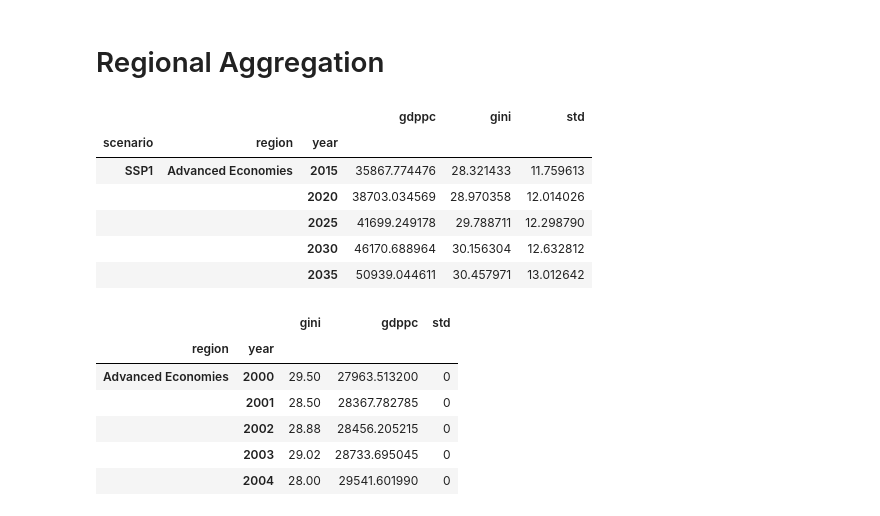
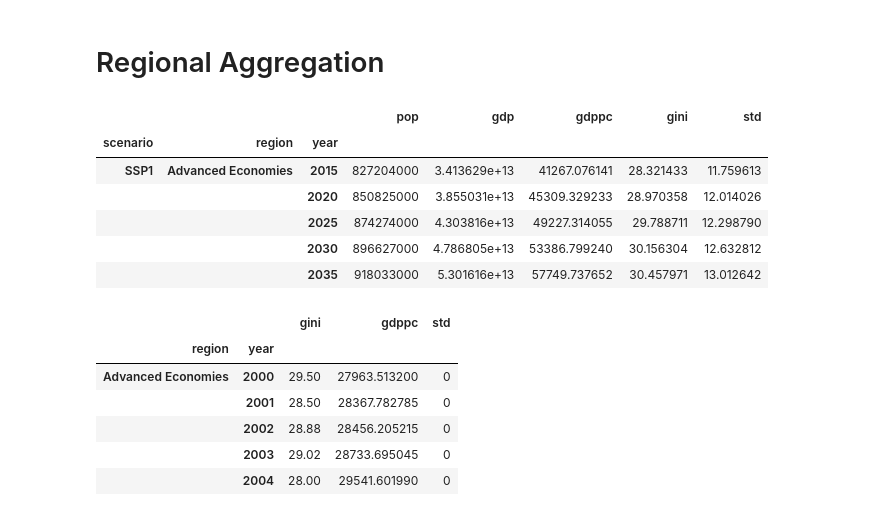
Before and after one commit to gidden/gini_projections_rao_2018, a Jupyter notebook: gini_gdp_pc_plot_by_region.ipynb, the cells around one changed output. Cells and saved outputs as stored; diff of their text form; code cells hidden in the pictures.

```diff
--- a/gini_gdp_pc_plot_by_region.ipynb
+++ b/gini_gdp_pc_plot_by_region.ipynb
@@ -19,7 +19,7 @@ region_colors = {r: palette.pop() for r in regions}
 # %%
 # inc and ineq
 pdf = pd.read_csv('../econ/nbs/data/projections_ur_income.csv', index_col=[0, 1])
-pdf = pdf.loc[['SSP1', 'SSP4']][['iso', 'gdppc']].reset_index()
+pdf = pdf.loc[['SSP1', 'SSP4']][['iso', 'gdp', 'pop']].reset_index()
 pdf = pdf[pdf.year <= 2050]
 pdf.head()
 # %% [output]
@@ -76,7 +76,7 @@ pdf.head()
 # combine
 proj = sdf.set_index(['scenario', 'iso', 'year']).sort_index()
 p = pdf.set_index(['scenario', 'iso', 'year']).sort_index()
-proj['gdppc'] = p
+proj[['gdp', 'pop']] = p
 
 proj = proj.reset_index()
 proj.head()
@@ -123,17 +123,19 @@ proj = reg_clean(proj)
 hist = reg_clean(hist)
 # %%
 grp = proj.groupby(['scenario', 'region', 'year'])
-rproj = grp[['gdppc', 'gini']].median()
+rproj = grp[['pop', 'gdp']].sum()
+rproj['gdppc'] = rproj['gdp'] / rproj['pop']
+rproj['gini']= grp['gini'].median()
 rproj['std'] = grp['var'].mean() ** 0.5
 rproj.head()
 # %% [output]
-|  |  |  | gdppc | gini | std |
-| scenario | region | year |  |  |  |
-| SSP1 | Advanced Economies | 2015 | 35867.774476 | 28.321433 | 11.759613 |
-|  |  | 2020 | 38703.034569 | 28.970358 | 12.014026 |
-|  |  | 2025 | 41699.249178 | 29.788711 | 12.298790 |
-|  |  | 2030 | 46170.688964 | 30.156304 | 12.632812 |
-|  |  | 2035 | 50939.044611 | 30.457971 | 13.012642 |
+|  |  |  | pop | gdp | gdppc | gini | std |
+| scenario | region | year |  |  |  |  |  |
+| SSP1 | Advanced Economies | 2015 | 827204000 | 3.413629e+13 | 41267.076141 | 28.321433 | 11.759613 |
+|  |  | 2020 | 850825000 | 3.855031e+13 | 45309.329233 | 28.970358 | 12.014026 |
+|  |  | 2025 | 874274000 | 4.303816e+13 | 49227.314055 | 29.788711 | 12.298790 |
+|  |  | 2030 | 896627000 | 4.786805e+13 | 53386.799240 | 30.156304 | 12.632812 |
+|  |  | 2035 | 918033000 | 5.301616e+13 | 57749.737652 | 30.457971 | 13.012642 |
 # %%
 rhist = hist.groupby(['region', 'year']).median()
 rhist['std'] = 0
```
Also changed, not shown: parts of 4 cells of this notebook.
